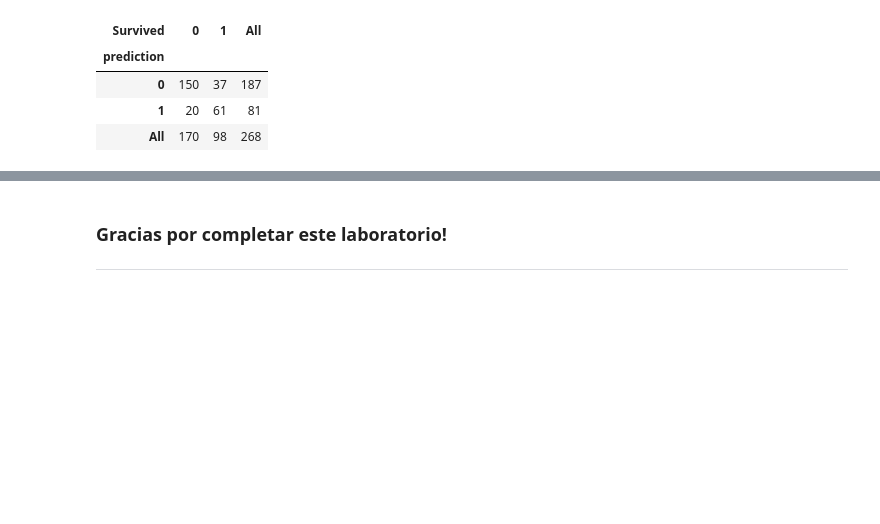
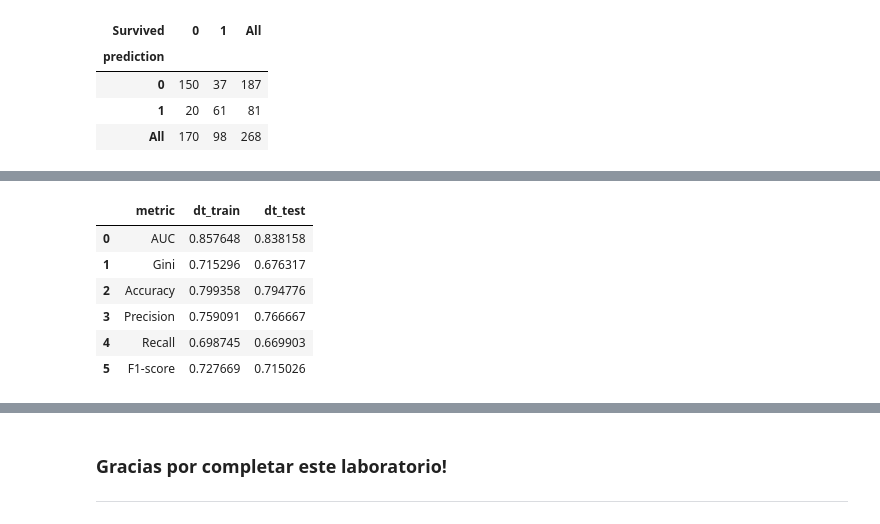
Before and after one commit to JCaballerot/Data_science_for_business, a Jupyter notebook: decision_trees/Lab_Titanic.ipynb, the cells around one changed output, grey strips where cells are left out. Drawn from its saved outputs; the diff is of its cells as text; code cells hidden in the pictures; blank space fills up the shorter version.

```diff
--- a/decision_trees/Lab_Titanic.ipynb
+++ b/decision_trees/Lab_Titanic.ipynb
@@ -300,0 +473,7 @@ pd.crosstab(X_test.prediction, X_test.Survived, margins = True)
+# %%
+# Muestreo de data
+from sklearn.model_selection import train_test_split
+
+X_train, X_test, y_train, y_test = train_test_split(X, y, stratify = y,
+                                                    test_size = 0.3,
+                                                    random_state = 123)
@@ -300,0 +535,40 @@ pd.crosstab(X_test.prediction, X_test.Survived, margins = True)
+# %%
+from math import exp
+
+# Usando el modelo para predecir
+
+X_train['XB'] = -2.4503 + 2.8410*X_train.Sex_female + 2.2277*X_train.Pclass_1 - 0.5618*X_train.Age_t_tzscore + 1.2307*X_train.Pclass_2 - 0.2769*X_train.SibSp_t_tzscore
+X_test['XB'] = -2.4503 + 2.8410*X_test.Sex_female + 2.2277*X_test.Pclass_1 - 0.5618*X_test.Age_t_tzscore + 1.2307*X_test.Pclass_2 - 0.2769*X_test.SibSp_t_tzscore
+
+X_train['probability'] = X_train['XB'].apply(lambda x: 1/(1 + exp(-x)))
+X_test['probability'] = X_test['XB'].apply(lambda x: 1/(1 + exp(-x)))
+
+X_train['prediction'] = X_train['probability'].apply(lambda x: 1 if x > 0.5 else 0)
+X_test['prediction'] = X_test['probability'].apply(lambda x: 1 if x > 0.5 else 0)
+# %%
+#Resumen de todas las métricas del modelo
+
+metrics_logit = pd.DataFrame({'metric':['AUC','Gini','Accuracy','Precision','Recall','F1-score'],
+                             'dt_train':[roc_auc_score(y_train, X_train.probability),
+                                        (roc_auc_score(y_train, X_train.probability)*2-1),
+                                        accuracy_score(y_train, X_train.prediction),
+                                        precision_score(y_train, X_train.prediction),
+                                        recall_score(y_train, X_train.prediction),
+                                        f1_score(y_train, X_train.prediction)],
+
+                             'dt_test':[roc_auc_score(y_test, X_test.probability),
+                                        (roc_auc_score(y_test, X_test.probability)*2-1),
+                                        accuracy_score(y_test, X_test.prediction),
+                                        precision_score(y_test, X_test.prediction),
+                                        recall_score(y_test, X_test.prediction),
+                                        f1_score(y_test, X_test.prediction)]})
+
+metrics_logit
+# %% [output]
+|  | metric | dt_train | dt_test |
+| 0 | AUC | 0.857648 | 0.838158 |
+| 1 | Gini | 0.715296 | 0.676317 |
+| 2 | Accuracy | 0.799358 | 0.794776 |
+| 3 | Precision | 0.759091 | 0.766667 |
+| 4 | Recall | 0.698745 | 0.669903 |
+| 5 | F1-score | 0.727669 | 0.715026 |
```
Also changed, not shown: parts of 29 cells of this notebook.
